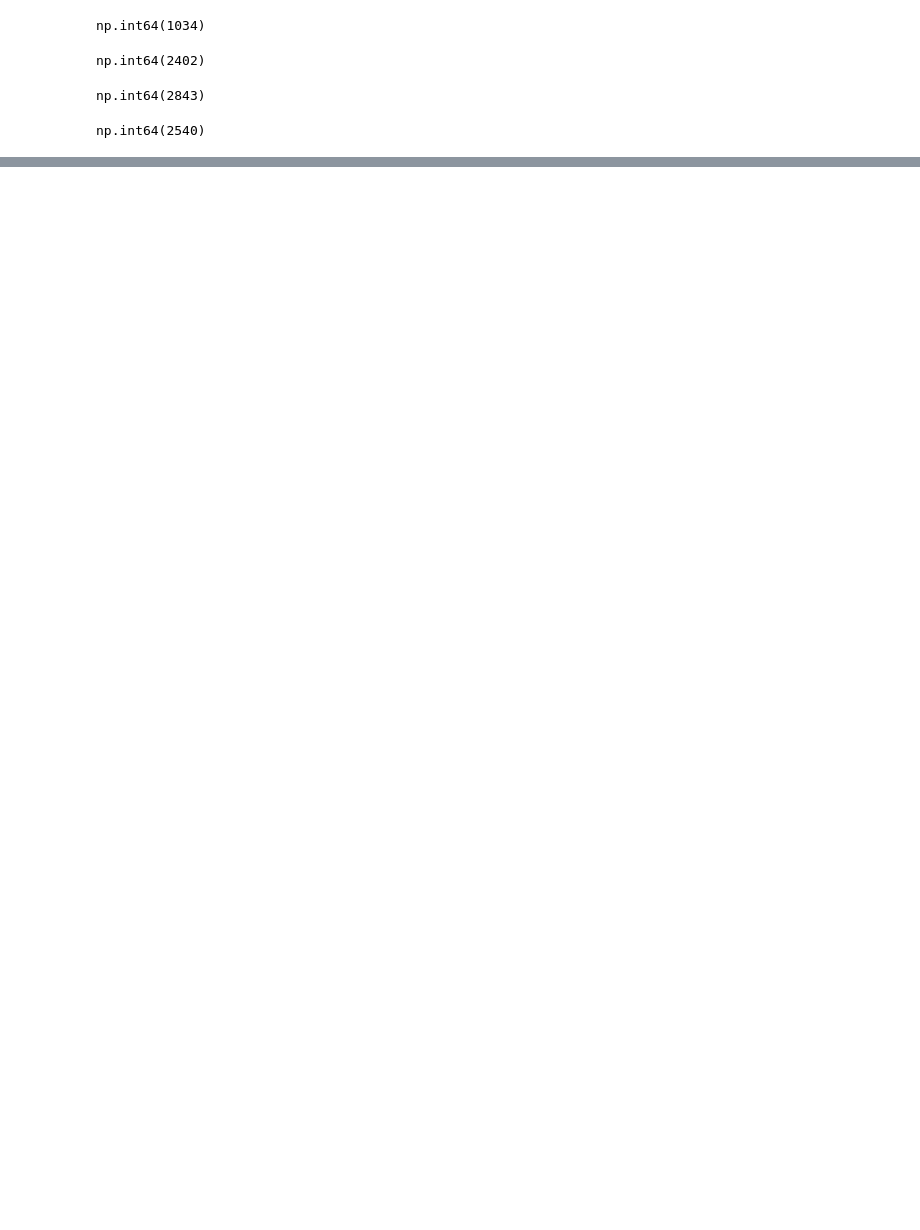
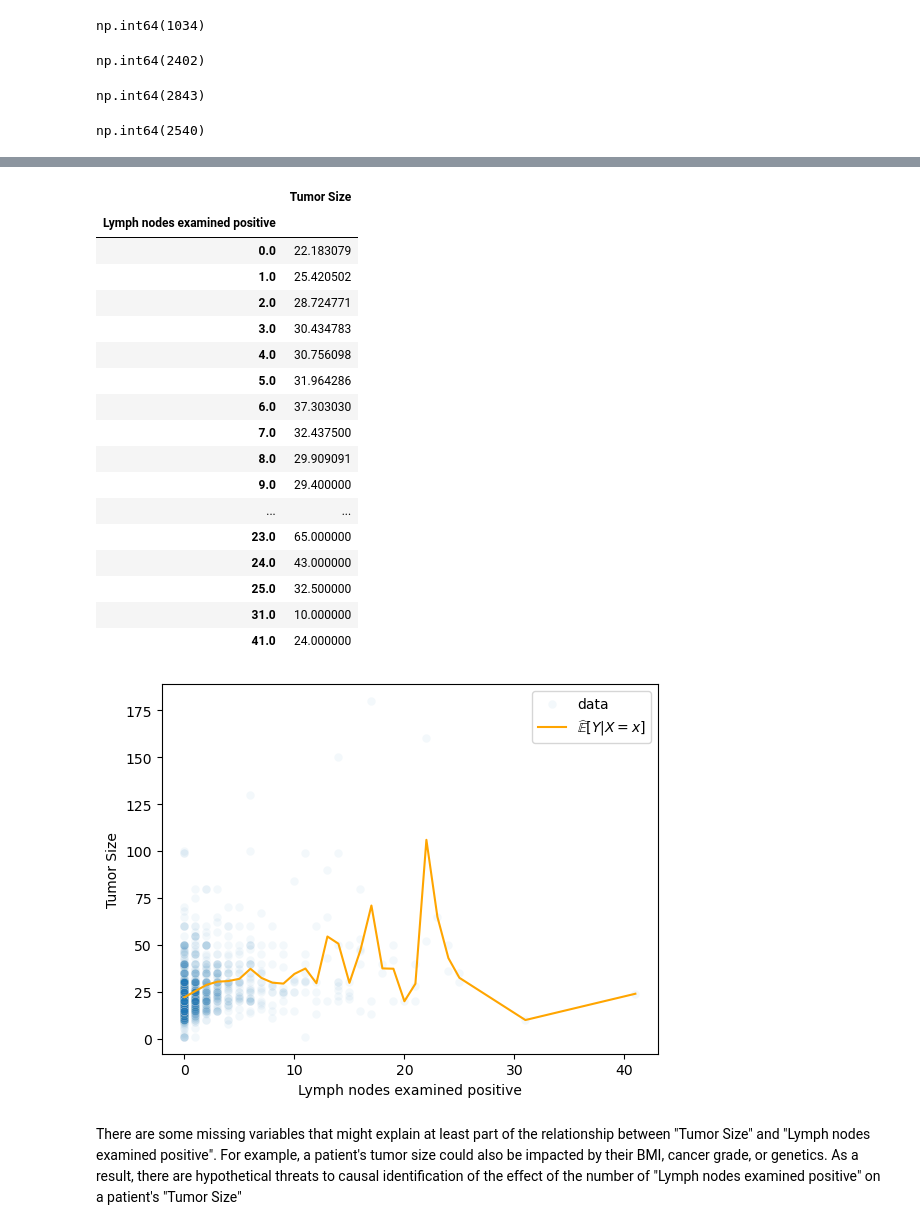
Before and after one commit to yani-iben/understanding_uncertainty_assignment3, a Jupyter notebook: understanding_uncertainty3.ipynb, the cells around one changed output, grey strips where cells are left out. Saved outputs shown, nothing was run; the diff lists cells and outputs as text; code cells hidden in the pictures; blank space fills up the shorter version.

```diff
--- a/understanding_uncertainty3.ipynb
+++ b/understanding_uncertainty3.ipynb
@@ -177,0 +265,29 @@ nhahes.loc[:,['MinutesSedentaryActivity', conditioner]].groupby(conditioner).des
+# %%
+means = metabric.loc[:,["Tumor Size",'Lymph nodes examined positive']].groupby('Lymph nodes examined positive').mean()
+sns.scatterplot(data=metabric, y='Tumor Size', x='Lymph nodes examined positive',alpha=.05, label='data')
+sns.lineplot(data=means, x='Lymph nodes examined positive',y='Tumor Size',color='orange', label='$\\widehat{\\mathbb{E}}[Y|X=x]$')
+
+means
+# %% [output]
+|  | Tumor Size |
+| Lymph nodes examined positive |  |
+| 0.0 | 22.183079 |
+| 1.0 | 25.420502 |
+| 2.0 | 28.724771 |
+| 3.0 | 30.434783 |
+| 4.0 | 30.756098 |
+| 5.0 | 31.964286 |
+| 6.0 | 37.303030 |
+| 7.0 | 32.437500 |
+| 8.0 | 29.909091 |
+| 9.0 | 29.400000 |
+| ... | ... |
+| 23.0 | 65.000000 |
+| 24.0 | 43.000000 |
+| 25.0 | 32.500000 |
+| 31.0 | 10.000000 |
+| 41.0 | 24.000000 |
+[figure, added]
+# %% [markdown]
+There are some missing variables that might explain at least part of the relationship between "Tumor Size" and "Lymph nodes examined positive".
+For example, a patient's tumor size could also be impacted by their BMI, cancer grade, or genetics. As a result, there are hypothetical threats to causal identification of the effect of the number of "Lymph nodes examined positive" on a patient's "Tumor Size"
```
Also changed, not shown: parts of 15 cells of this notebook, 2 other files.
